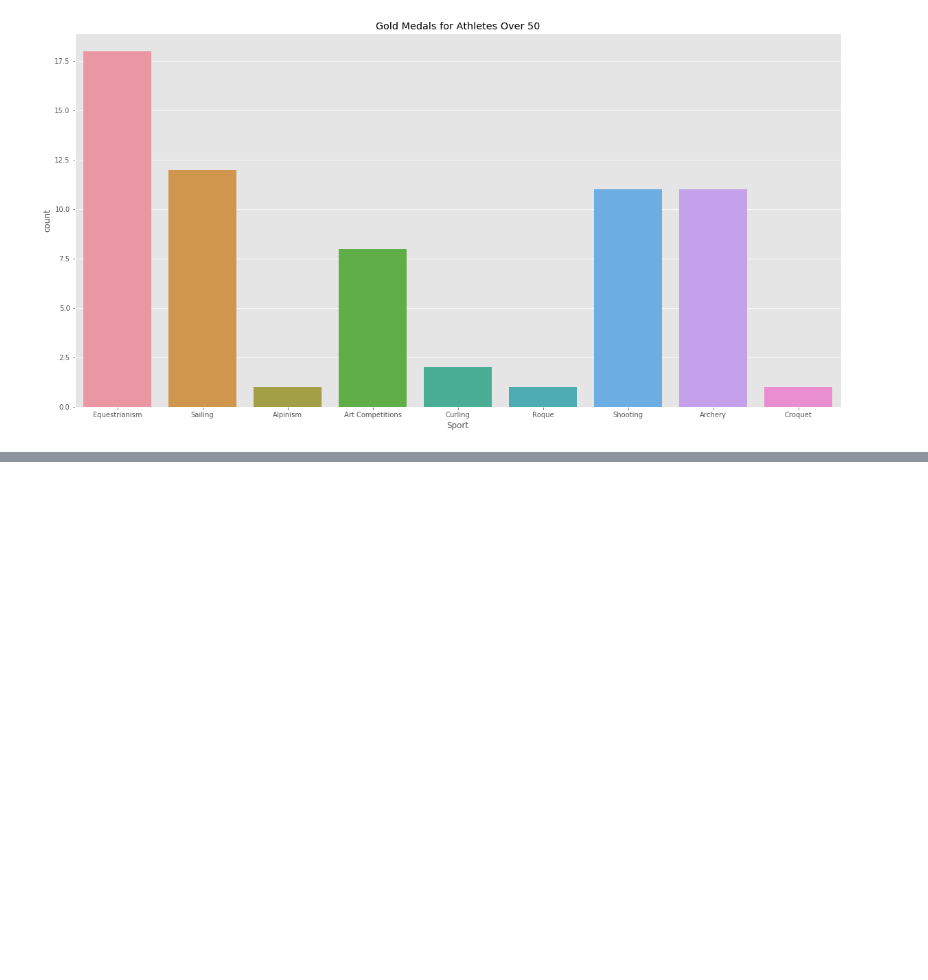
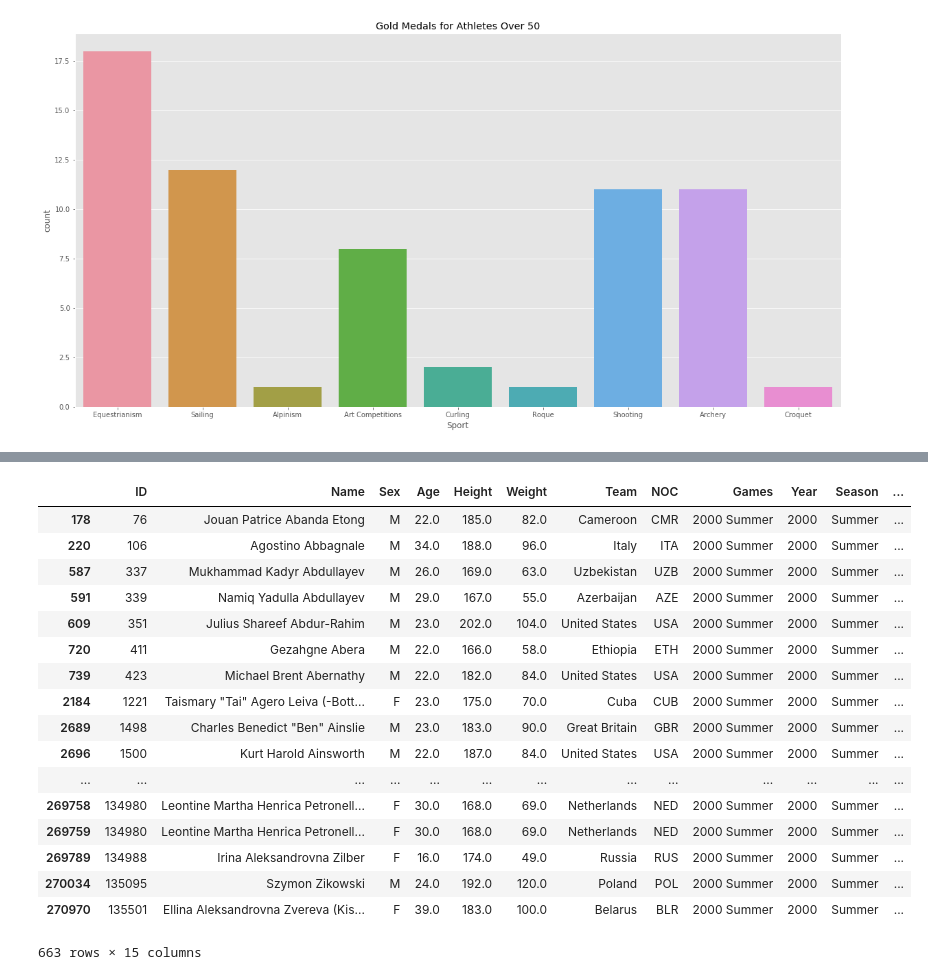
Before and after one commit to baiyuelang/olympic, a Jupyter notebook: final_project.ipynb, the cells around one changed output, grey strips where cells are left out. Cells and saved outputs as stored; diff of their text form; code cells hidden in the pictures; blank space fills up the shorter version.

```diff
--- a/final_project.ipynb
+++ b/final_project.ipynb
@@ -154,0 +202,22 @@ Text(0.5, 1.0, 'Gold Medals for Athletes Over 50')
+# %%
+good = medal[medal['Year']==2000]
+good
+# %% [output]
+|  | ID | Name | Sex | Age | Height | Weight | Team | NOC | Games | Year | Season | ... |
+| 178 | 76 | Jouan Patrice Abanda Etong | M | 22.0 | 185.0 | 82.0 | Cameroon | CMR | 2000 Summer | 2000 | Summer | ... |
+| 220 | 106 | Agostino Abbagnale | M | 34.0 | 188.0 | 96.0 | Italy | ITA | 2000 Summer | 2000 | Summer | ... |
+| 587 | 337 | Mukhammad Kadyr Abdullayev | M | 26.0 | 169.0 | 63.0 | Uzbekistan | UZB | 2000 Summer | 2000 | Summer | ... |
+| 591 | 339 | Namiq Yadulla Abdullayev | M | 29.0 | 167.0 | 55.0 | Azerbaijan | AZE | 2000 Summer | 2000 | Summer | ... |
+| 609 | 351 | Julius Shareef Abdur-Rahim | M | 23.0 | 202.0 | 104.0 | United States | USA | 2000 Summer | 2000 | Summer | ... |
+| 720 | 411 | Gezahgne Abera | M | 22.0 | 166.0 | 58.0 | Ethiopia | ETH | 2000 Summer | 2000 | Summer | ... |
+| 739 | 423 | Michael Brent Abernathy | M | 22.0 | 182.0 | 84.0 | United States | USA | 2000 Summer | 2000 | Summer | ... |
+| 2184 | 1221 | Taismary "Tai" Agero Leiva (-Bott... | F | 23.0 | 175.0 | 70.0 | Cuba | CUB | 2000 Summer | 2000 | Summer | ... |
+| 2689 | 1498 | Charles Benedict "Ben" Ainslie | M | 23.0 | 183.0 | 90.0 | Great Britain | GBR | 2000 Summer | 2000 | Summer | ... |
+| 2696 | 1500 | Kurt Harold Ainsworth | M | 22.0 | 187.0 | 84.0 | United States | USA | 2000 Summer | 2000 | Summer | ... |
+| ... | ... | ... | ... | ... | ... | ... | ... | ... | ... | ... | ... | ... |
+| 269758 | 134980 | Leontine Martha Henrica Petronell... | F | 30.0 | 168.0 | 69.0 | Netherlands | NED | 2000 Summer | 2000 | Summer | ... |
+| 269759 | 134980 | Leontine Martha Henrica Petronell... | F | 30.0 | 168.0 | 69.0 | Netherlands | NED | 2000 Summer | 2000 | Summer | ... |
+| 269789 | 134988 | Irina Aleksandrovna Zilber | F | 16.0 | 174.0 | 49.0 | Russia | RUS | 2000 Summer | 2000 | Summer | ... |
+| 270034 | 135095 | Szymon Zikowski | M | 24.0 | 192.0 | 120.0 | Poland | POL | 2000 Summer | 2000 | Summer | ... |
+| 270970 | 135501 | Ellina Aleksandrovna Zvereva (Kis... | F | 39.0 | 183.0 | 100.0 | Belarus | BLR | 2000 Summer | 2000 | Summer | ... |
+663 rows × 15 columns
```
Also changed, not shown: parts of 11 cells of this notebook.
